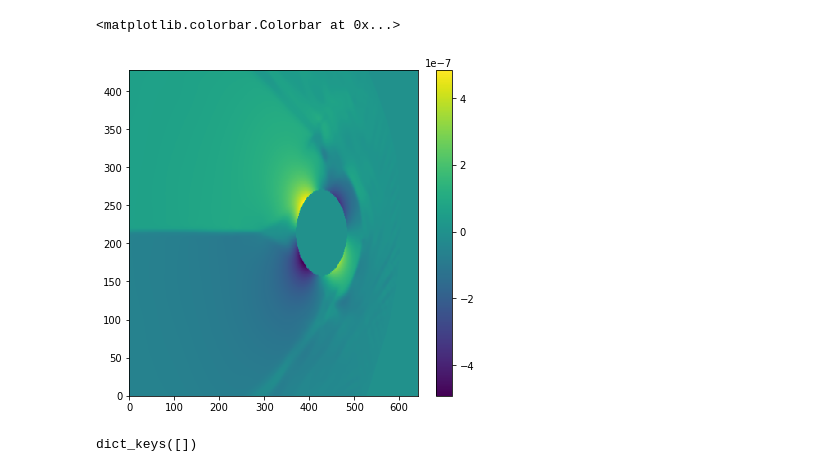
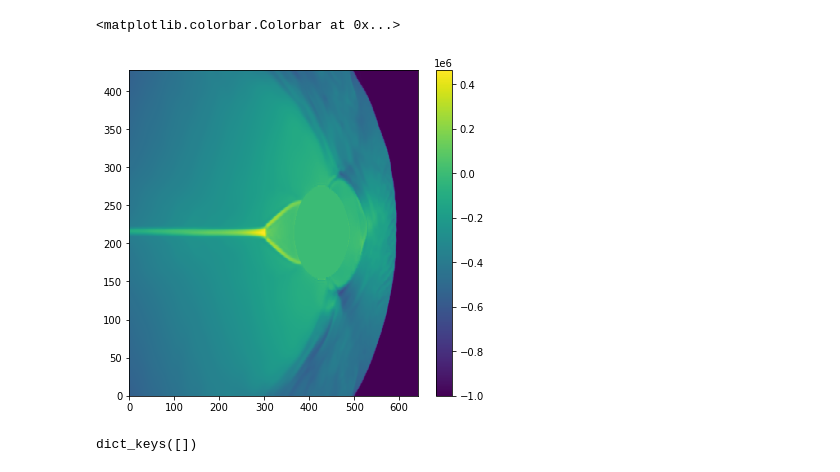
Before and after one commit to deinal/2d-reconnection-data, a Jupyter notebook: visualize_features.ipynb, the cells around one changed output. Saved outputs shown, nothing was run; the diff lists cells and outputs as text; code cells hidden in the pictures.

```diff
--- a/visualize_features.ipynb
+++ b/visualize_features.ipynb
@@ -1,20 +1,20 @@
 # %%
 import numpy as np
 import matplotlib.pyplot as plt
 
 #data = np.load('../asdf/BCH_1800.npy')
 #data = np.load('../asdf/BCQ_1800.npy')
 #data = np.load('../asdf/BGD_800.npy')
-data = np.load('../asdf/BGF_300.npy')
+data = np.load('/proj/ivanzait/Unet_proj/2d-reconnection-data/asdf/BGF_232.npy')
 #print('data shape',data.shape)
 
 fig = plt.figure(figsize=(22, 6))
 ax1 = fig.add_subplot(1, 3, 1)
-c1 = ax1.pcolor(data[:,:,5])
+c1 = ax1.pcolor(data[:,:,9])
 fig.colorbar(c1, ax=ax1)
 # %% [output]
 <matplotlib.colorbar.Colorbar at 0x...>
-[figure, old version]
+[figure, new version]
 # %%
 earth = data['rho'] == 0
 not_earth = ~earth
```
Also changed, not shown: 2 other files.
